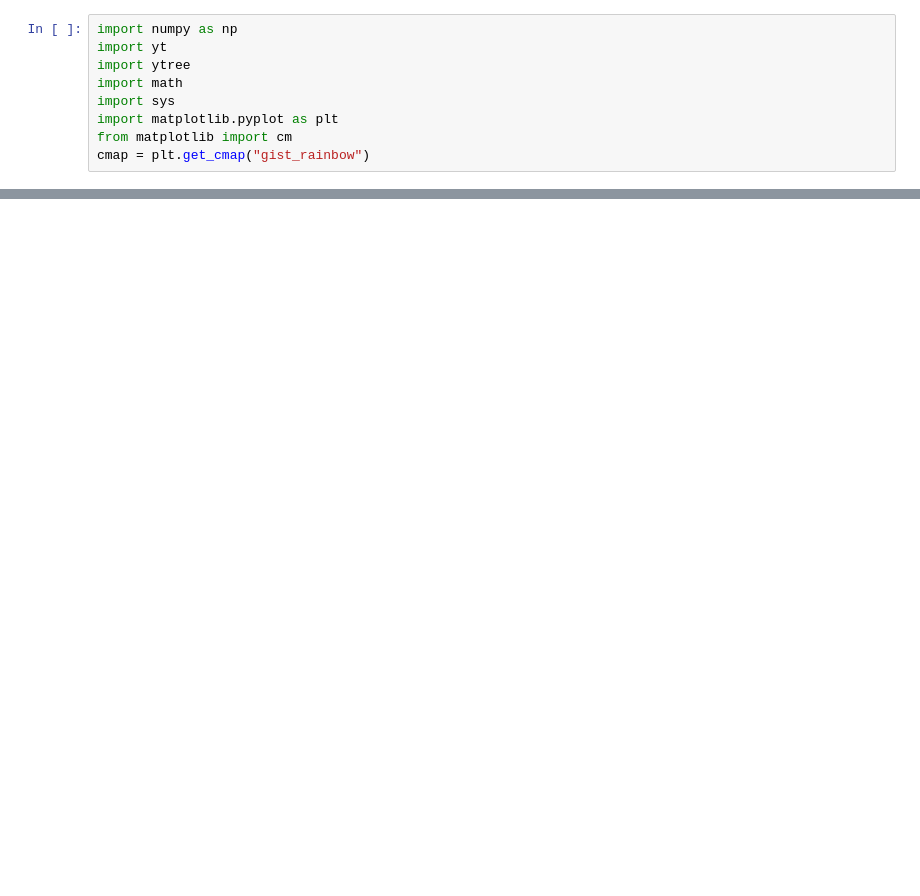
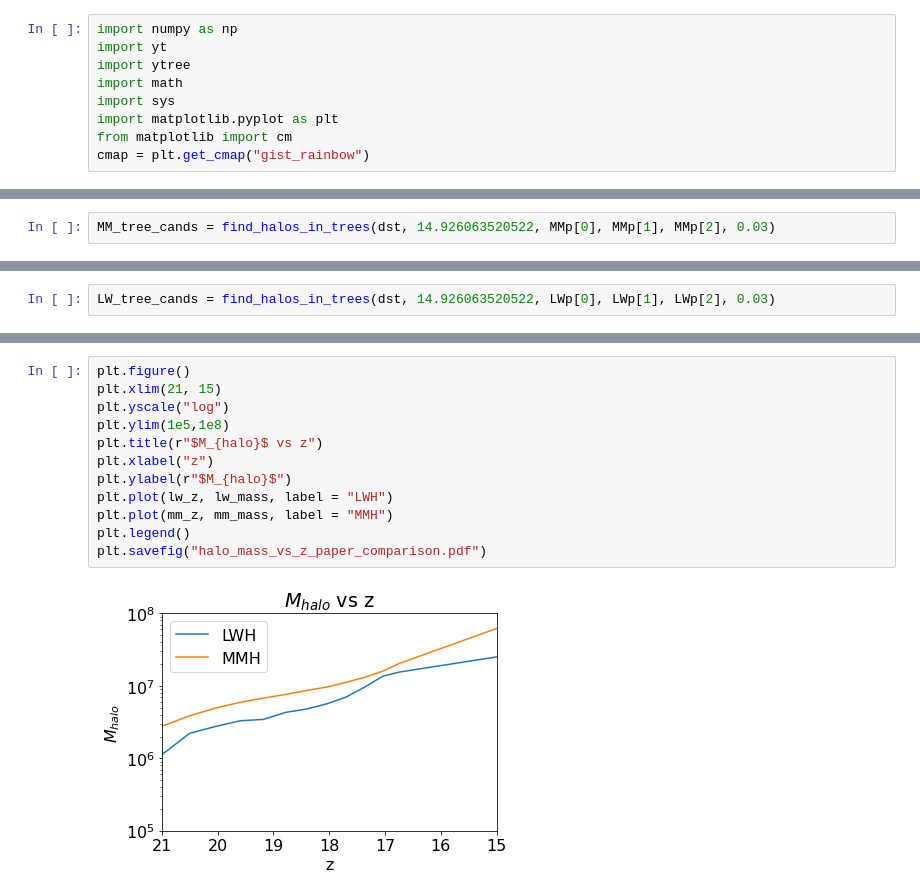
Before and after one commit to mscoggs/dcbh_in_renaissance, a Jupyter notebook: smbh.ipynb, the cells around one changed output, grey strips where cells are left out. Cells and saved outputs as stored; diff of their text form; blank space fills up the shorter version.

```diff
--- a/smbh.ipynb
+++ b/smbh.ipynb
@@ -354,0 +198,2 @@ DD0057/output_0057:CosmologyCurrentRedshift    = 12.841682882839
+# %%
+MM_tree_cands = find_halos_in_trees(dst, 14.926063520522, MMp[0], MMp[1], MMp[2], 0.03)
@@ -354,0 +219,2 @@ DD0057/output_0057:CosmologyCurrentRedshift    = 12.841682882839
+# %%
+LW_tree_cands = find_halos_in_trees(dst, 14.926063520522, LWp[0], LWp[1], LWp[2], 0.03)
@@ -354,0 +472,14 @@ DD0057/output_0057:CosmologyCurrentRedshift    = 12.841682882839
+# %%
+plt.figure()
+plt.xlim(21, 15)
+plt.yscale("log")
+plt.ylim(1e5,1e8)
+plt.title(r"$M_{halo}$ vs z")
+plt.xlabel("z")
+plt.ylabel(r"$M_{halo}$")
+plt.plot(lw_z, lw_mass, label = "LWH")
+plt.plot(mm_z, mm_mass, label = "MMH")
+plt.legend()
+plt.savefig("halo_mass_vs_z_paper_comparison.pdf")
+# %% [output]
+[figure, added]
```
Also changed, not shown: parts of 84 cells of this notebook, 11 other files.
